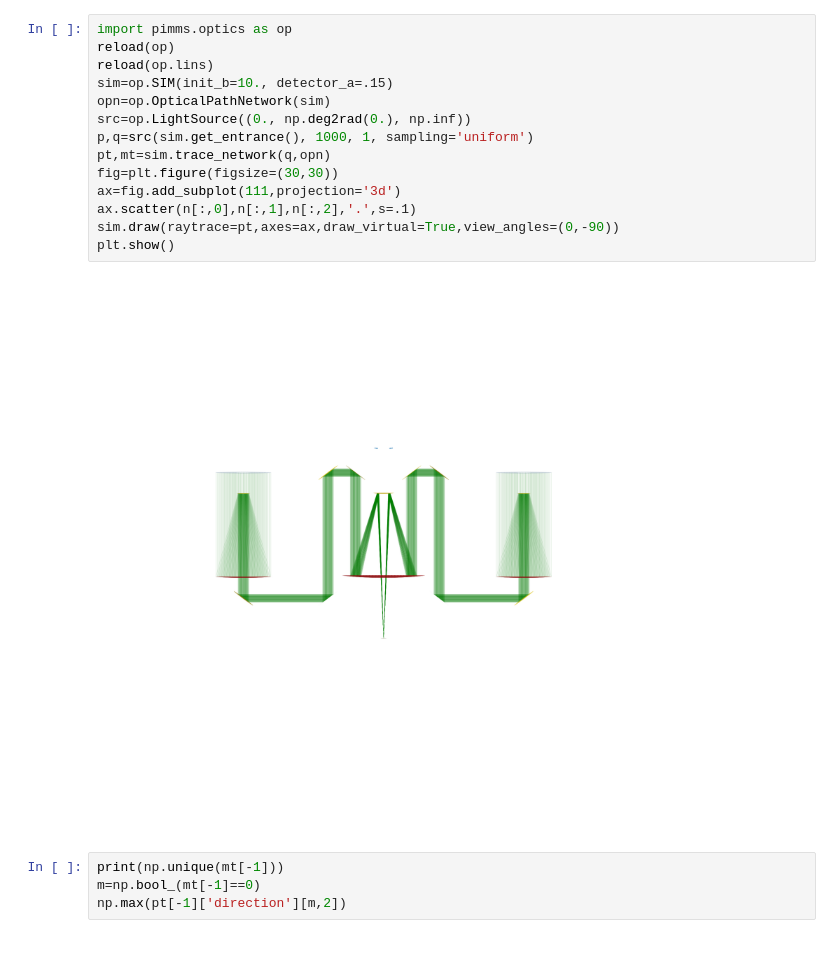
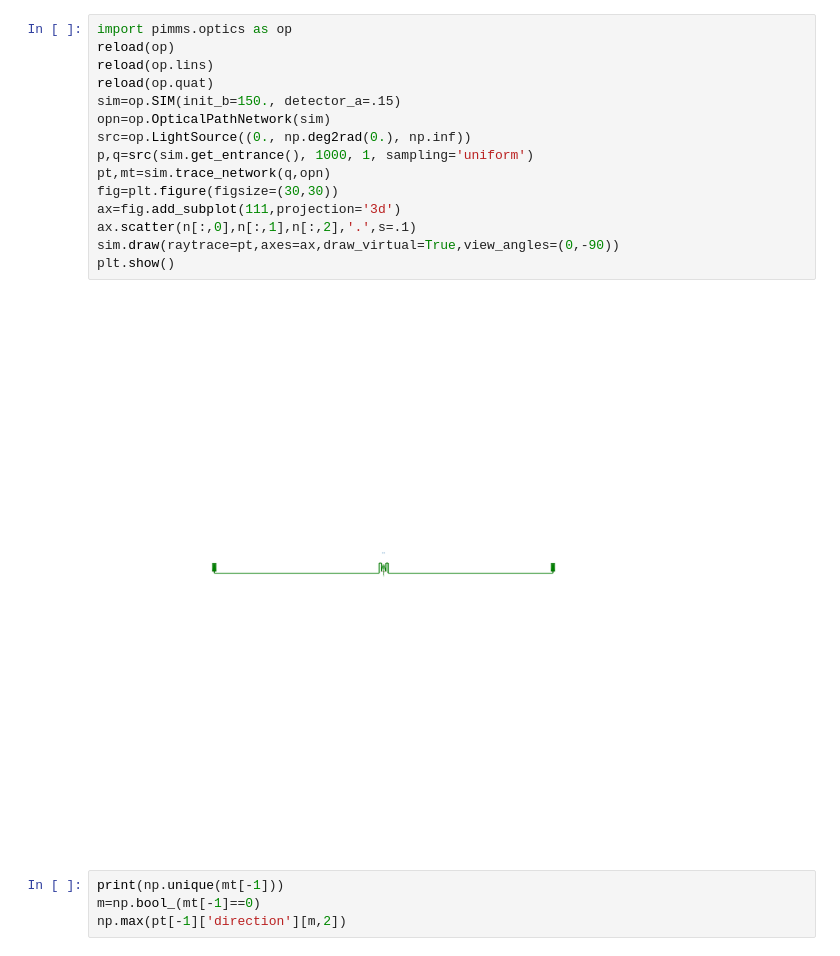
Before and after one commit to pigsboss/pimms, a Jupyter notebook: notes/raytracing.ipynb, the cells around one changed output. Drawn from its saved outputs; the diff is of its cells as text.

```diff
--- a/notes/raytracing.ipynb
+++ b/notes/raytracing.ipynb
@@ -1,19 +1,20 @@
 # %%
 import pimms.optics as op
 reload(op)
 reload(op.lins)
-sim=op.SIM(init_b=10., detector_a=.15)
+reload(op.quat)
+sim=op.SIM(init_b=150., detector_a=.15)
 opn=op.OpticalPathNetwork(sim)
 src=op.LightSource((0., np.deg2rad(0.), np.inf))
 p,q=src(sim.get_entrance(), 1000, 1, sampling='uniform')
 pt,mt=sim.trace_network(q,opn)
 fig=plt.figure(figsize=(30,30))
 ax=fig.add_subplot(111,projection='3d')
 ax.scatter(n[:,0],n[:,1],n[:,2],'.',s=.1)
 sim.draw(raytrace=pt,axes=ax,draw_virtual=True,view_angles=(0,-90))
 plt.show()
 # %% [output]
-[figure, old version]
+[figure, new version]
 # %%
 print(np.unique(mt[-1]))
 m=np.bool_(mt[-1]==0)
```
Also changed, not shown: parts of 4 cells of this notebook, 1 other file.
